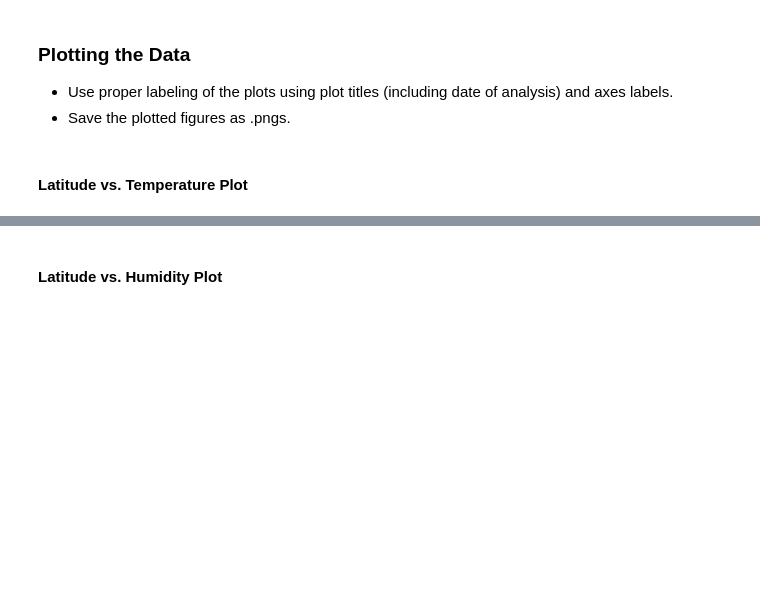
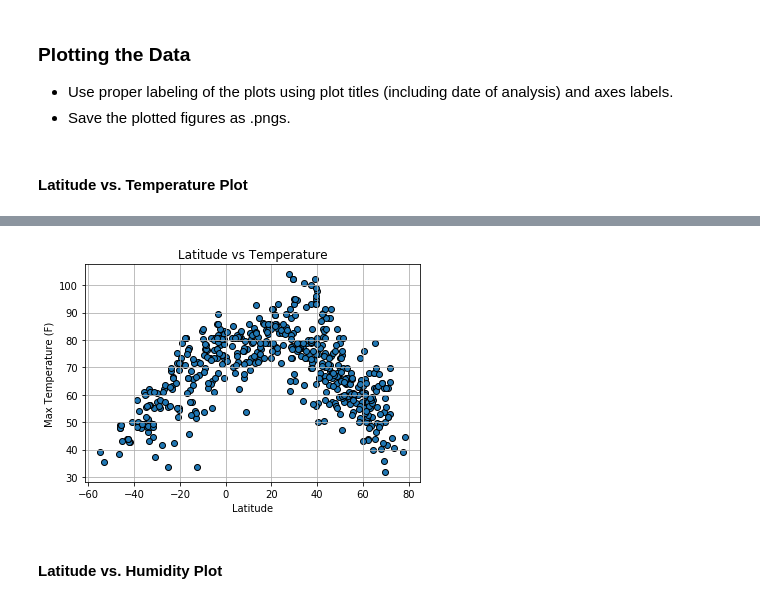
Before and after one commit to sno90/Osorio_Homework, a Jupyter notebook: 06-Python-APIs/WeatherPy.ipynb, the cells around one changed output, grey strips where cells are left out. Cells and saved outputs as stored; diff of their text form; code cells hidden in the pictures; blank space fills up the shorter version.

Commit message:
Adding WeatherPy Project

```diff
--- a/06-Python-APIs/WeatherPy.ipynb
+++ b/06-Python-APIs/WeatherPy.ipynb
@@ -30,6 +30,7 @@ lng_range = (-180, 180)
 # List for holding lat_lngs and cities
 lat_lngs = []
 cities = []
+city_dictionary_list = []
 
 # Create a set of random lat and lng combinations
 lats = np.random.uniform(low=-90.000, high=90.000, size=1500)
@@ -52,11 +53,3 @@ len(cities)
 ### Perform API Calls
 * Perform a weather check on each city using a series of successive API calls.
 * Include a print log of each city as it's being processed (with the city number and city name).
-# %%
-# Save config information.
-url = "http://api.openweathermap.org/data/2.5/weather?"
-units = "metric"
-
-# Build partial query URL
-query_url = f"{url}appid={api_key}&units={units}&q="
-print(query_url)
@@ -121,0 +138,8 @@ weather_data.head()
+# %%
+# create dataframe from city dictionary list
+weather_data_df = pd.DataFrame(city_dictionary_list)
+
+# save dataframe as csv
+weather_data_df.to_csv(output_data_file, index=False, header=True)
+
+weather_data_df.count()
@@ -131,2 +163,19 @@ weather_data.head()
+# %%
+# Extract only the data we need (max temp, latitude)
+max_temp_list = weather_data_df['Max Temp']
+latitude_list = weather_data_df['Lat']
+
+# Build the graph scatter
+plt.scatter(latitude_list, max_temp_list, marker='o', edgecolors='black')
+
+# Modify or Configure the Graph to our Needs
+plt.grid(True)
+plt.title('Latitude vs. Temperature')
+plt.xlabel('Latitude')
+plt.ylabel('Max Temperature (F)')
+plt.savefig('output_data/LatitudeVsTemp')
+plt.show()
+# %% [output]
+[figure, added]
 # %% [markdown]
 #### Latitude vs. Humidity Plot
```
Also changed, not shown: parts of 18 cells of this notebook, 5 other files.
